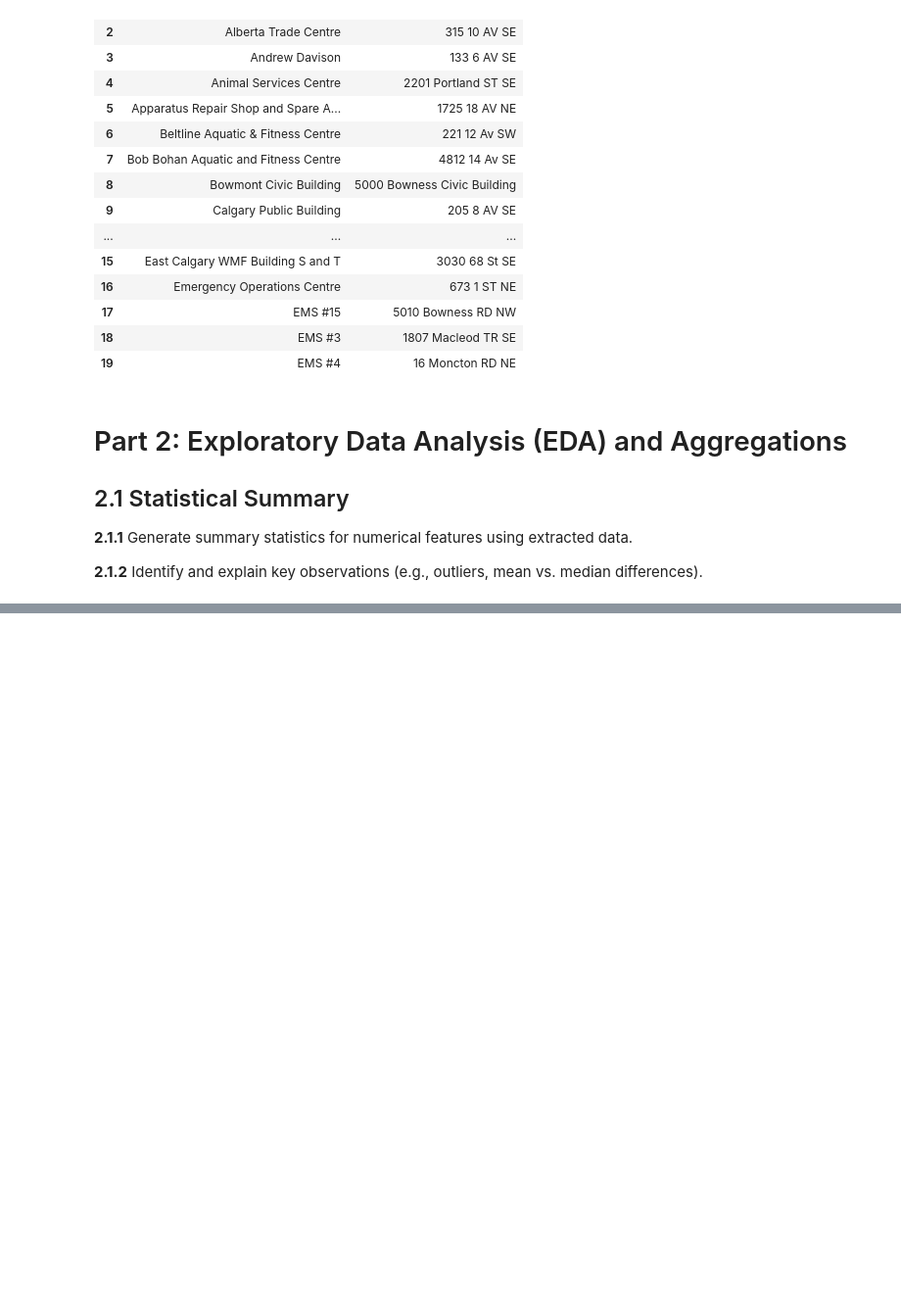
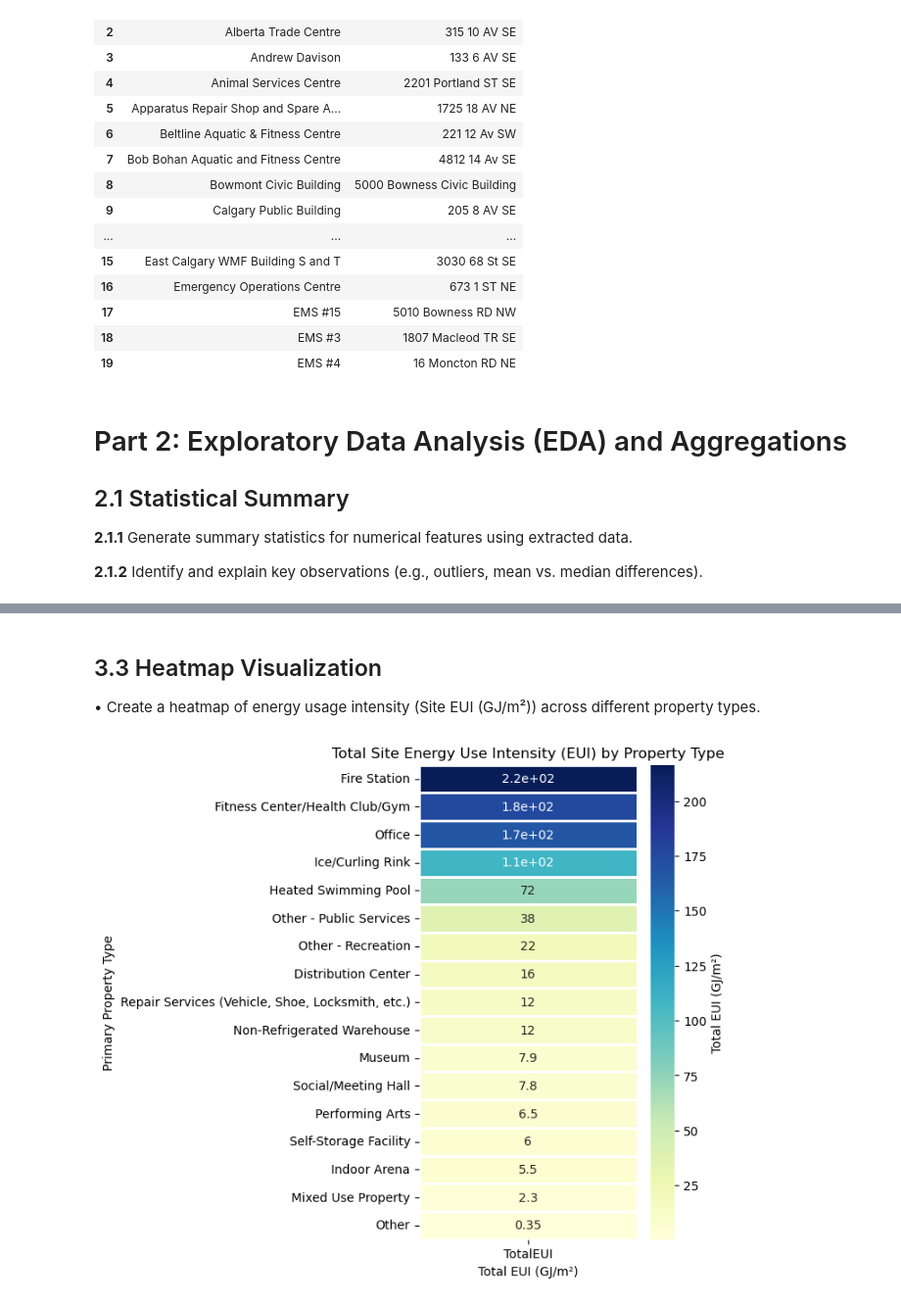
Before and after one commit to msthalegu/Analysis-of-Energy-Consumption-Trends-in-Calgary-, a Jupyter notebook: AssignmentFour.ipynb, the cells around one changed output, grey strips where cells are left out. Shown: that part at 98% size. Cells and saved outputs as stored; diff of their text form; code cells hidden in the pictures; blank space fills up the shorter version.

```diff
--- a/AssignmentFour.ipynb
+++ b/AssignmentFour.ipynb
@@ -302,0 +612,24 @@ Electricity Use - Grid Purchase (kWh)
+# %% [markdown]
+## 3.3 Heatmap Visualization
+• Create a heatmap of energy usage intensity (Site EUI (GJ/m²)) across different property
+types.
+# %%
+import seaborn as sns
+import matplotlib.pyplot as plt
+
+# 3.3 Create a heatmap of energy usage intensity (Site EUI (GJ/m²)) across different property types.
+EUI = Cdf.groupby('Primary Property Type - Self Selected').agg(
+    TotalEUI=('Site EUI (GJ/m²)', 'sum')
+).reset_index()
+EUI = EUI.sort_values(by='TotalEUI', ascending=False)
+EUI_pivot = EUI.set_index('Primary Property Type - Self Selected')
+
+#Code Heatmap
+plt.figure(figsize=(4, 7))
+sns.heatmap(EUI_pivot, annot=True, cmap="YlGnBu", cbar_kws={'label': 'Total EUI (GJ/m²)'}, linewidths=0.9)
+plt.title('Total Site Energy Use Intensity (EUI) by Property Type')
+plt.xlabel('Total EUI (GJ/m²)')
+plt.ylabel('Primary Property Type')
+plt.show()
+# %% [output]
+[figure, added]
```
Also changed, not shown: parts of 19 cells of this notebook.
